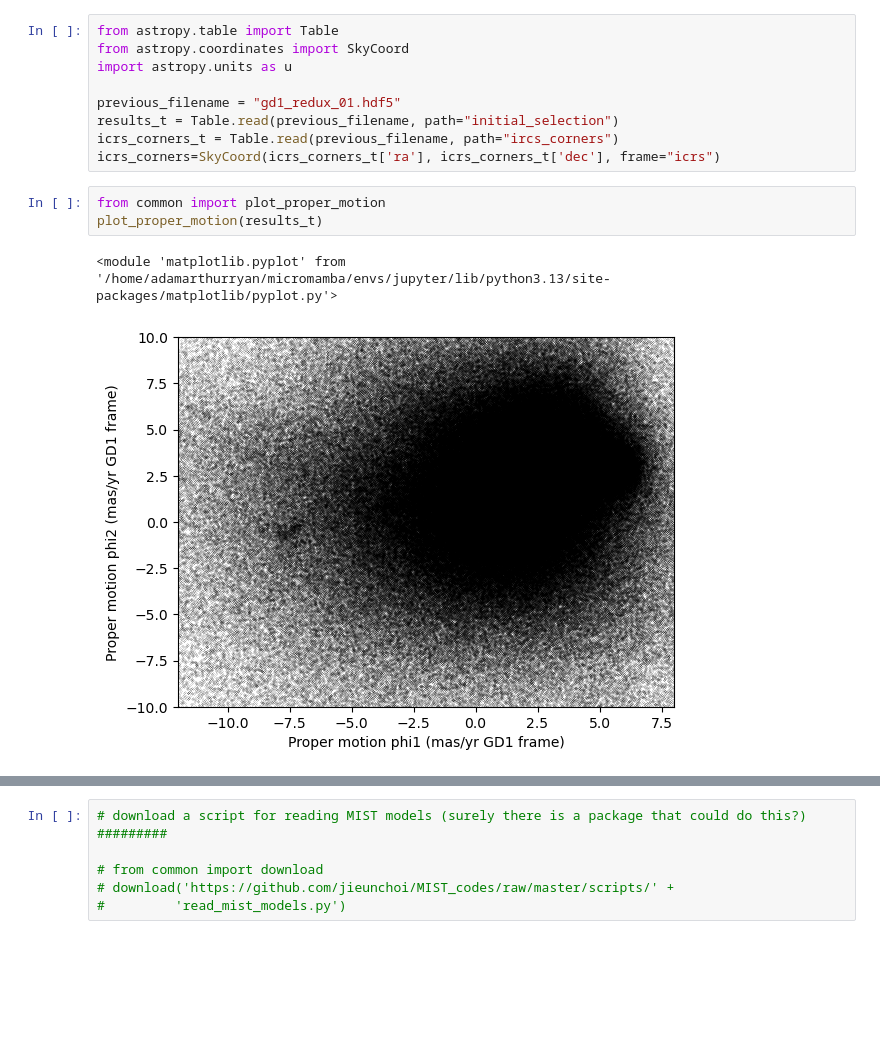
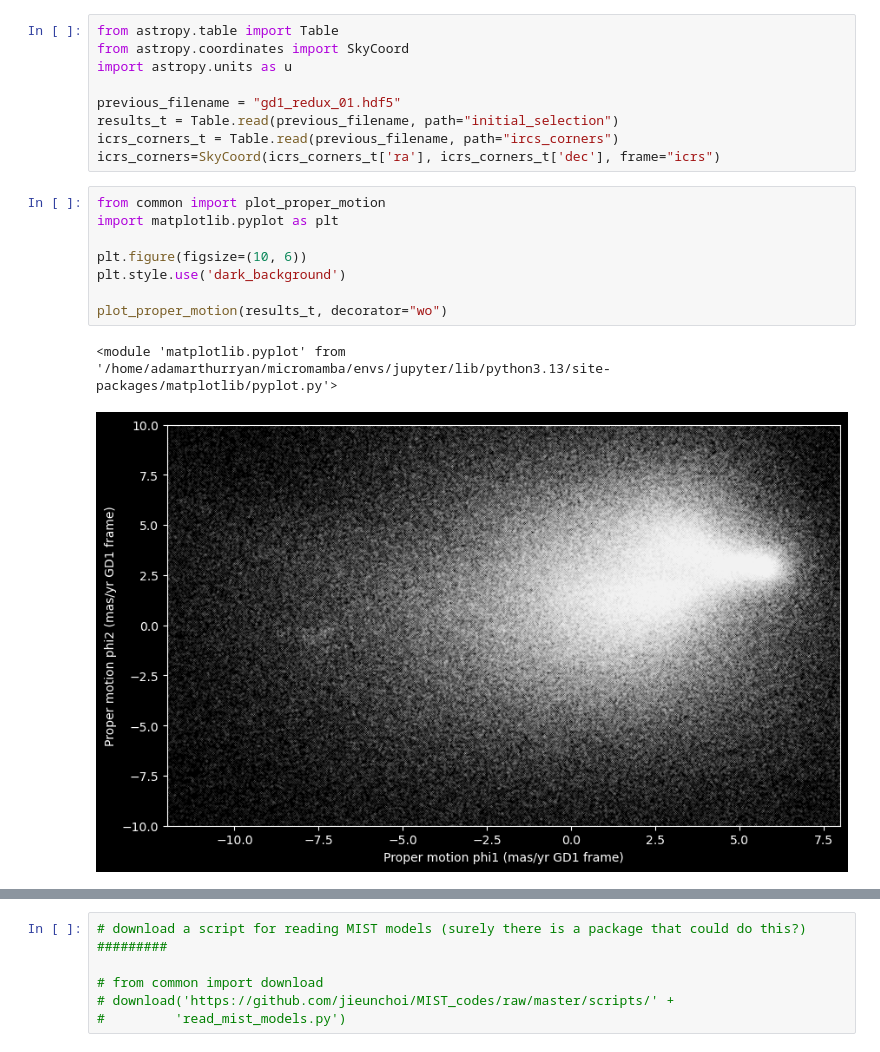
Before and after one commit to adamarthurryan/astro-data-in-python, a Jupyter notebook: refactored/02-choose-pm-range.ipynb, the cells around one changed output, grey strips where cells are left out. Saved outputs shown, nothing was run; the diff lists cells and outputs as text; blank space fills up the shorter version.

```diff
--- a/refactored/02-choose-pm-range.ipynb
+++ b/refactored/02-choose-pm-range.ipynb
@@ -9,10 +9,15 @@ icrs_corners_t = Table.read(previous_filename, path="ircs_corners")
 icrs_corners=SkyCoord(icrs_corners_t['ra'], icrs_corners_t['dec'], frame="icrs")
 # %%
 from common import plot_proper_motion
-plot_proper_motion(results_t)
+import matplotlib.pyplot as plt
+
+plt.figure(figsize=(10, 6))
+plt.style.use('dark_background')
+
+plot_proper_motion(results_t, decorator="wo")
 # %% [output]
 <module 'matplotlib.pyplot' from '/home/adamarthurryan/micromamba/envs/jupyter/lib/python3.13/site-packages/matplotlib/pyplot.py'>
-[figure, old version]
+[figure, new version]
 # %%
 # filter results to within +/- 2 degree of the centerline in GD1 frame
 
```
Also changed, not shown: parts of 6 cells of this notebook, 6 other files.
